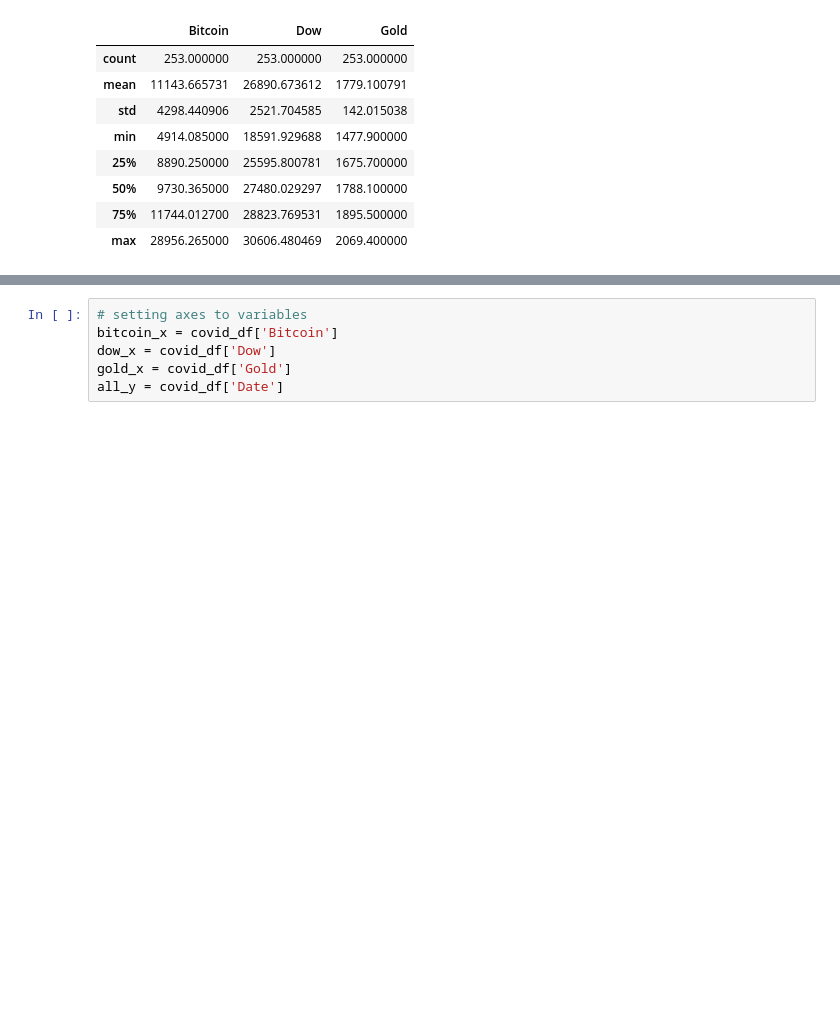
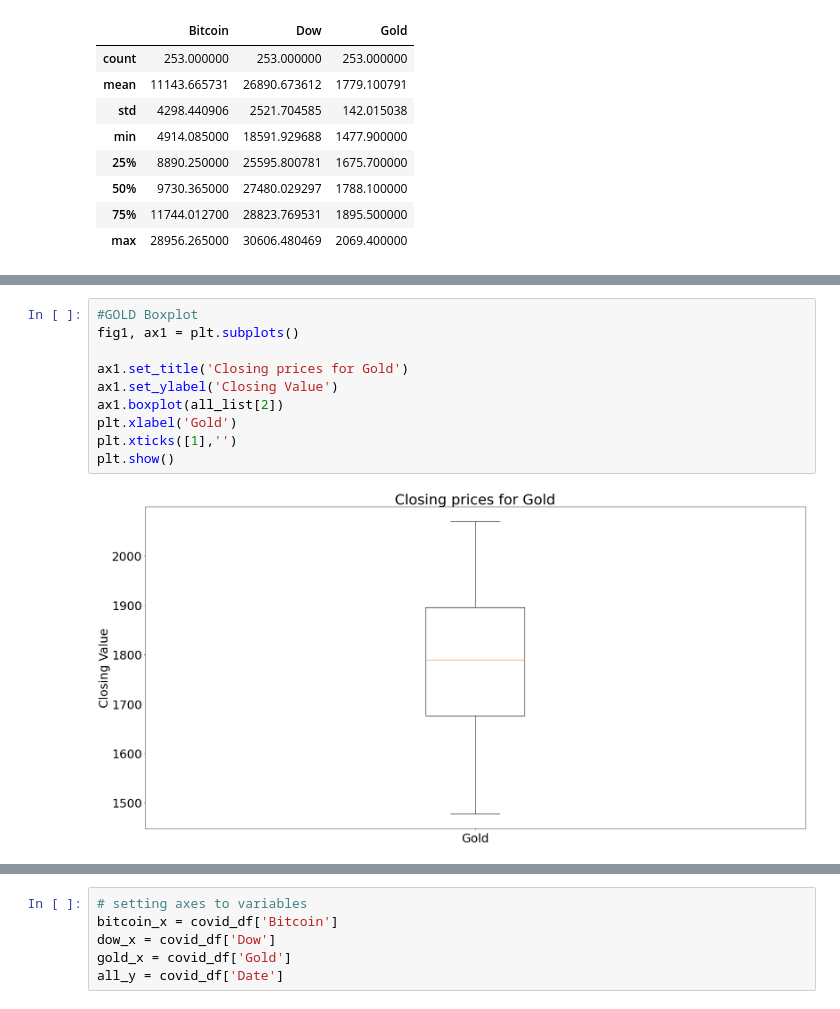
Before and after one commit to darrenr10/Project_1, a Jupyter notebook: project-nb.ipynb, the cells around one changed output, grey strips where cells are left out. Saved outputs shown, nothing was run; the diff lists cells and outputs as text; blank space fills up the shorter version.

```diff
--- a/project-nb.ipynb
+++ b/project-nb.ipynb
@@ -223,0 +231,12 @@ plt.show()
+# %%
+#GOLD Boxplot
+fig1, ax1 = plt.subplots()
+
+ax1.set_title('Closing prices for Gold')
+ax1.set_ylabel('Closing Value')
+ax1.boxplot(all_list[2])
+plt.xlabel('Gold')
+plt.xticks([1],'')
+plt.show()
+# %% [output]
+[figure, added]
```
Also changed, not shown: parts of 22 cells of this notebook, 1 other file.
